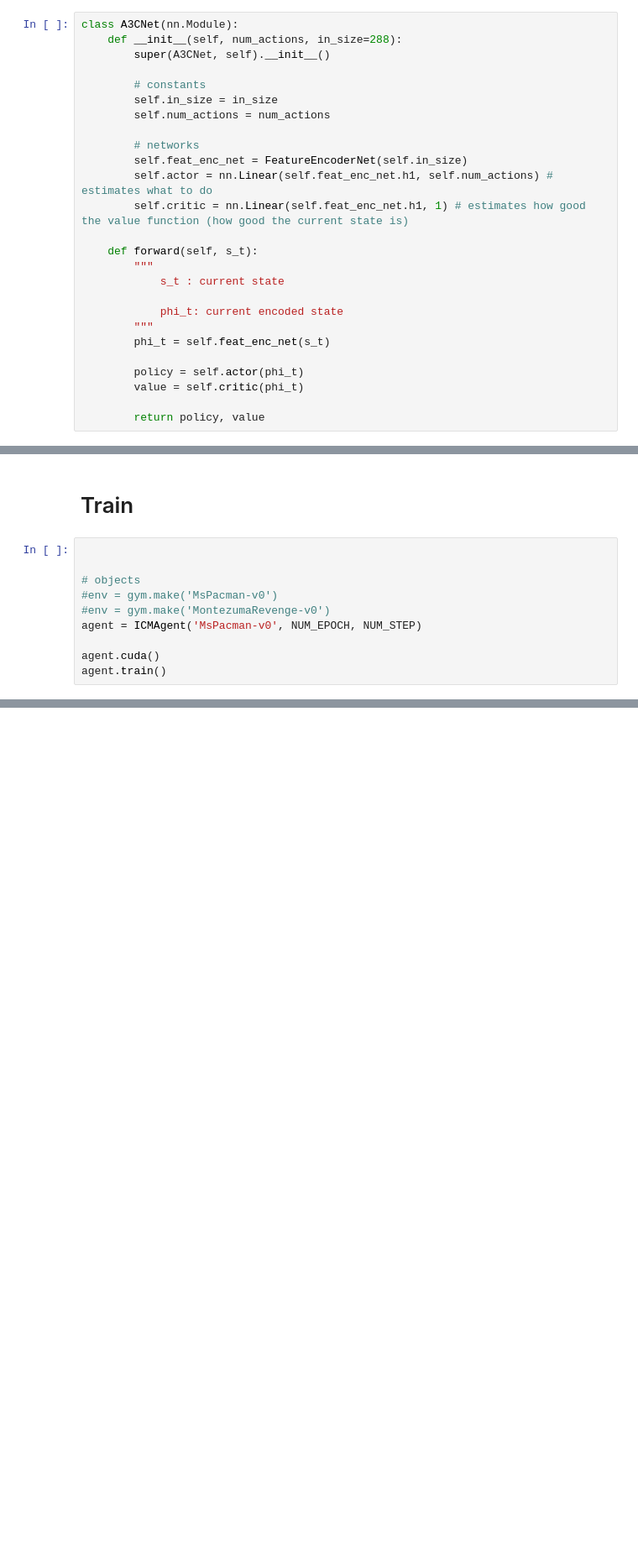
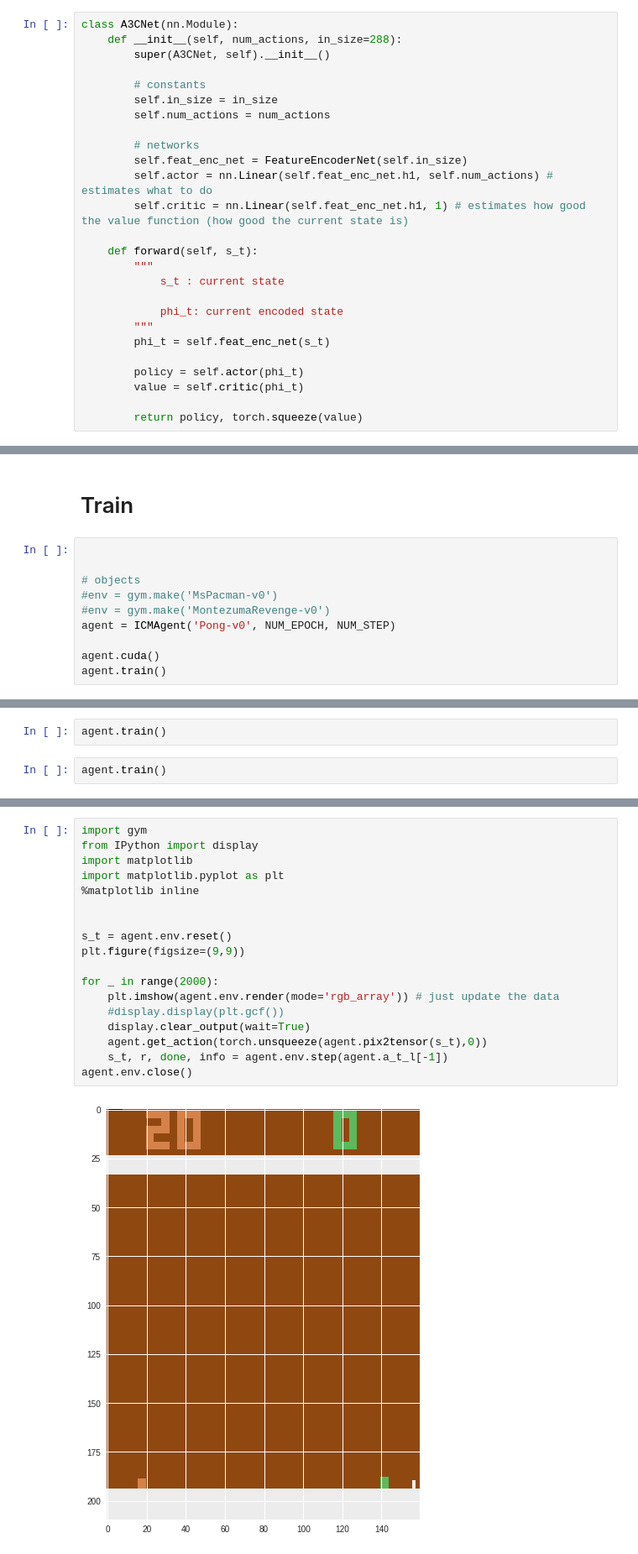
Before and after one commit to rpatrik96/AttA2C, a Jupyter notebook: colab/GANerated_curiosity.ipynb, the cells around one changed output, grey strips where cells are left out. Shown: that part at 84% size. Drawn from its saved outputs; the diff is of its cells as text; blank space fills up the shorter version.

```diff
--- a/colab/GANerated_curiosity.ipynb
+++ b/colab/GANerated_curiosity.ipynb
@@ -268,7 +265,7 @@ class A3CNet(nn.Module):
         policy = self.actor(phi_t)
         value = self.critic(phi_t)
 
-        return policy, value
+        return policy, torch.squeeze(value)
 # %% [markdown]
 # Agent
 # %%
@@ -474,7 +515,7 @@ class ICMAgent(nn.Module):
 # objects
 #env = gym.make('MsPacman-v0')
 #env = gym.make('MontezumaRevenge-v0')
-agent = ICMAgent('MsPacman-v0', NUM_EPOCH, NUM_STEP)
+agent = ICMAgent('Pong-v0', NUM_EPOCH, NUM_STEP)
 
 agent.cuda()
 agent.train()
@@ -483,0 +522,4 @@ agent.train()
+# %%
+agent.train()
+# %%
+agent.train()
@@ -483,0 +544,20 @@ agent.train()
+# %%
+import gym
+from IPython import display
+import matplotlib
+import matplotlib.pyplot as plt
+%matplotlib inline
+
+
+s_t = agent.env.reset()
+plt.figure(figsize=(9,9))
+
+for _ in range(2000):
+    plt.imshow(agent.env.render(mode='rgb_array')) # just update the data
+    #display.display(plt.gcf())
+    display.clear_output(wait=True)
+    agent.get_action(torch.unsqueeze(agent.pix2tensor(s_t),0))
+    s_t, r, done, info = agent.env.step(agent.a_t_l[-1])
+agent.env.close()
+# %% [output]
+[figure, added]
```
Also changed, not shown: parts of 10 cells of this notebook.
